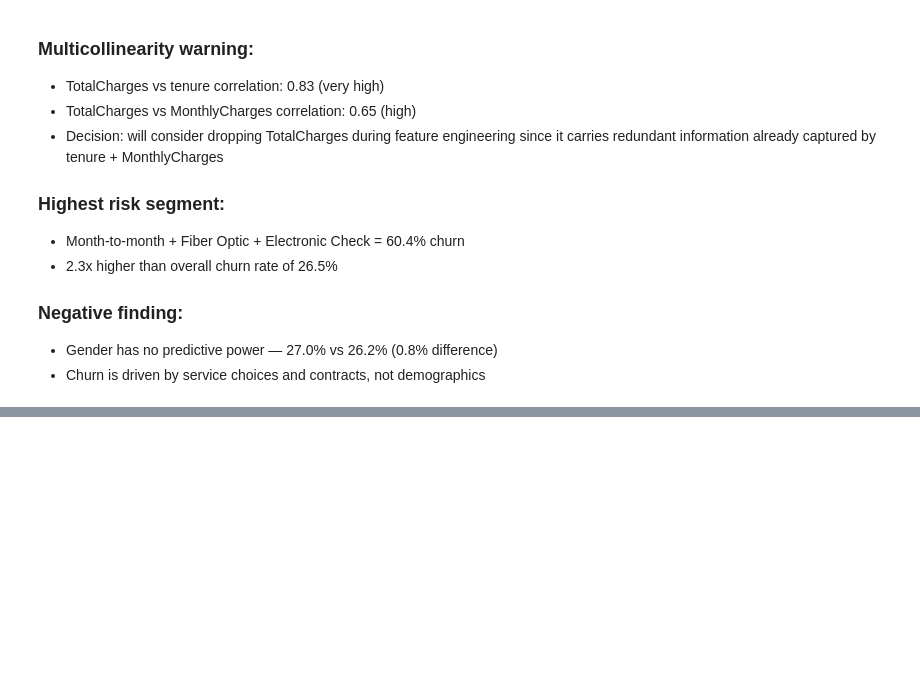
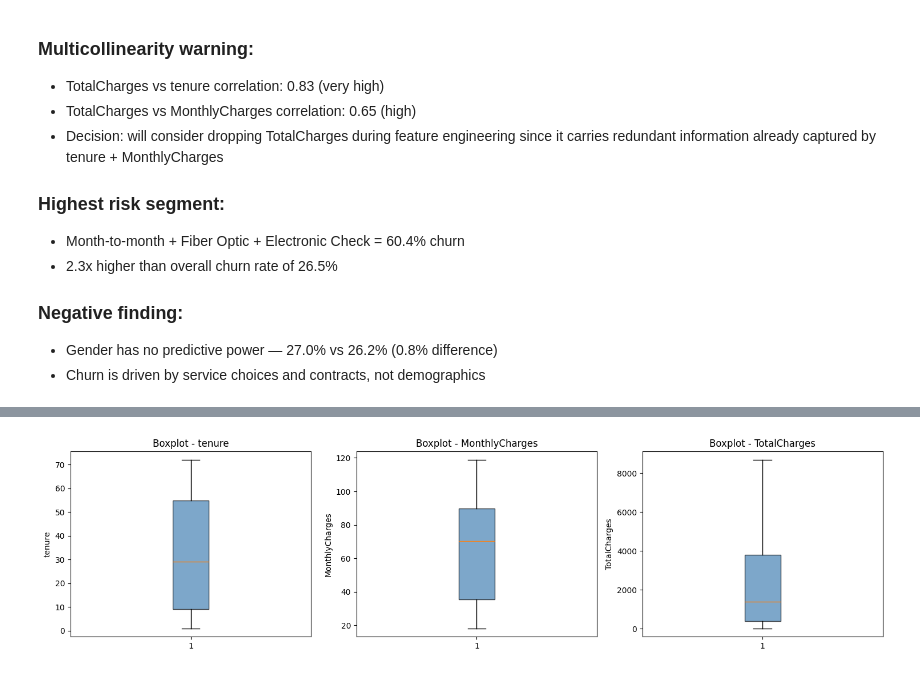
Before and after one commit to Integenpiyush/churn-prediction-catboost, a Jupyter notebook: notebooks/01_eda.ipynb, the cells around one changed output, grey strips where cells are left out. Saved outputs shown, nothing was run; the diff lists cells and outputs as text; code cells hidden in the pictures; blank space fills up the shorter version.

```diff
--- a/notebooks/01_eda.ipynb
+++ b/notebooks/01_eda.ipynb
@@ -506,0 +509,17 @@ Name: Churn, dtype: float64
+# %%
+#  IQR outlier detection
+def detect_outliers_iqr(df,col):
+  Q1 = df[col].quantile(0.25)
+  Q3 = df[col].quantile(0.75)
+  IQR = Q3-Q1
+  lower = Q1-1.5*IQR
+  upper = Q3+1.5*IQR
+  outliers = df[(df[col]<lower)|(df[col]>upper)]
+
+  print(f'{col}:')
+  print(f'Q1={Q1:.2f},Q3={Q3:.2f},IQR={IQR:.2f}')
+  print(f"  Outliers found: {len(outliers)} rows ({len(outliers)/len(df)*100:.2f}%)")
+  print()
+
+for col in ['tenure', 'MonthlyCharges', 'TotalCharges']:
+  detect_outliers_iqr(df, col)
@@ -506,0 +538,16 @@ Name: Churn, dtype: float64
+# %%
+#  Boxplots for outlier visualization
+fig,axes = plt.subplots(1,3,figsize=(15,4))
+
+for i,col in enumerate(['tenure', 'MonthlyCharges', 'TotalCharges']):
+  axes[i].boxplot(df[col],patch_artist=True,
+                    boxprops=dict(facecolor='steelblue', alpha=0.7))
+  axes[i].set_title(f'Boxplot - {col}')
+  axes[i].set_ylabel(col)
+
+
+plt.tight_layout()
+plt.savefig('outlier_boxplots.png', dpi=150, bbox_inches='tight')
+plt.show()
+# %% [output]
+[figure, added]
```
Also changed, not shown: parts of 9 cells of this notebook.
